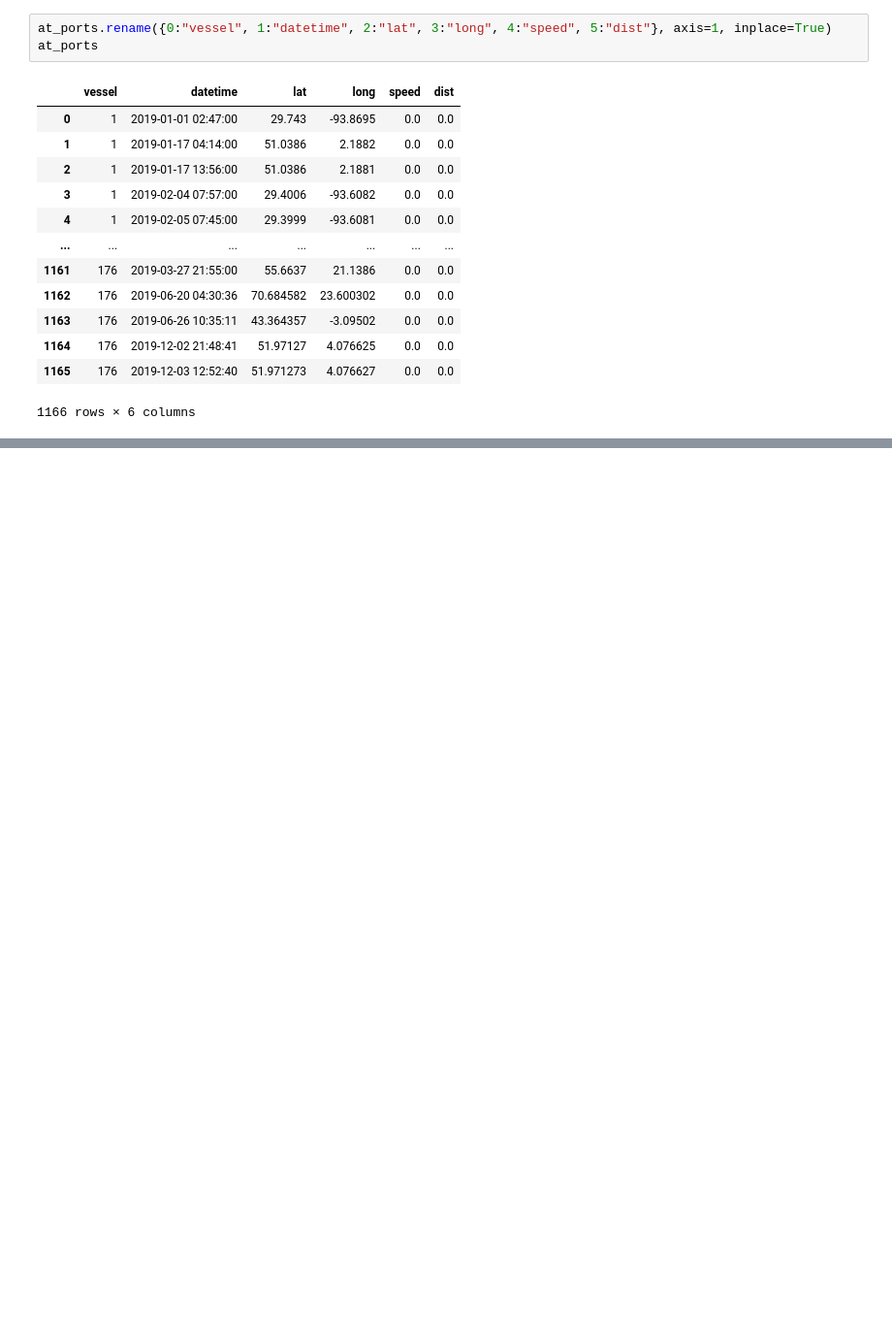
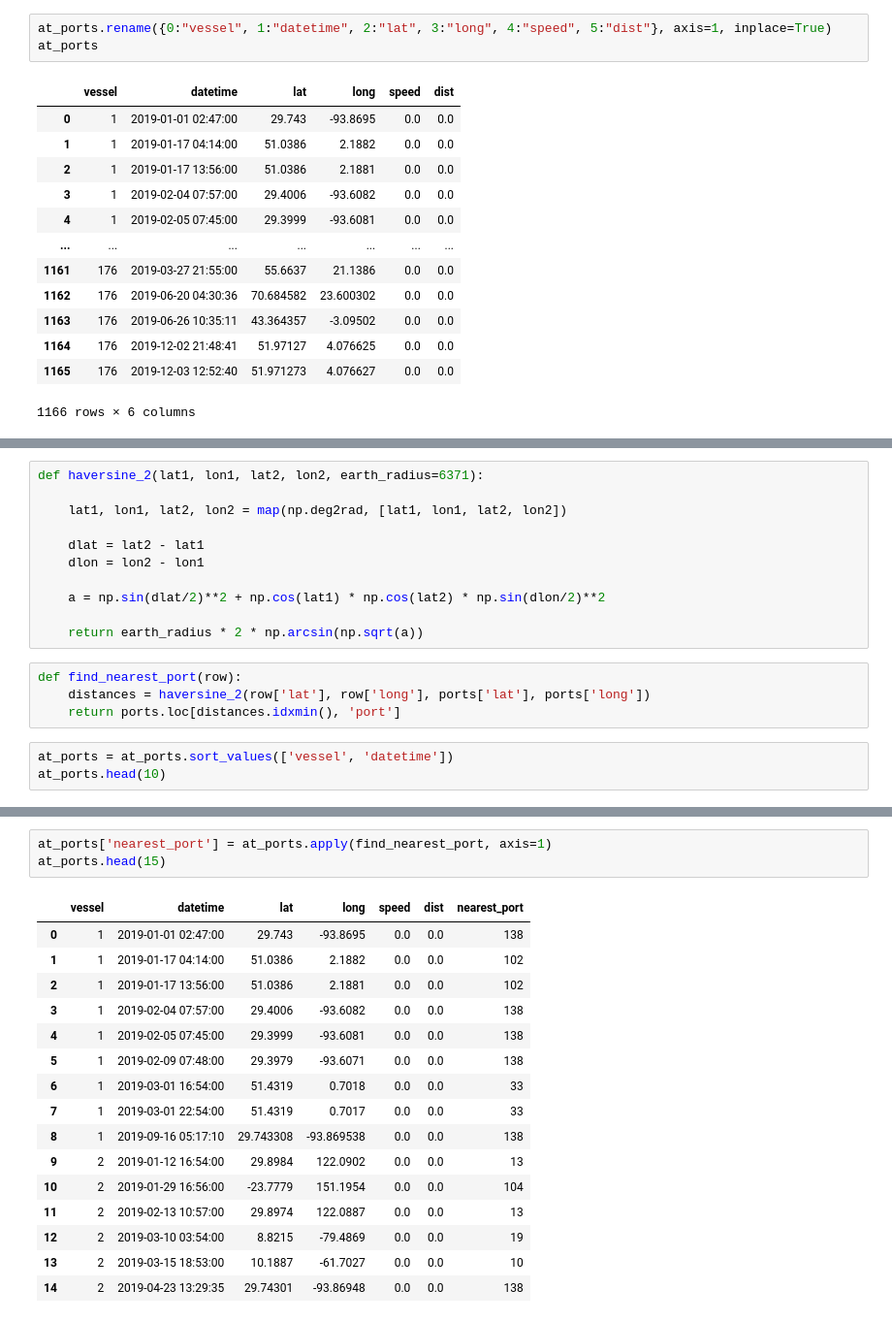
Before and after one commit to JacobRyan258/ports_voyages, a Jupyter notebook: ports_voyage.ipynb, the cells around one changed output, grey strips where cells are left out. Shown at 97% size. Drawn from its saved outputs; the diff is of its cells as text; blank space fills up the shorter version.

```diff
--- a/ports_voyage.ipynb
+++ b/ports_voyage.ipynb
@@ -612,0 +553,18 @@ NameError: name 'nearest_ports_2' is not defined
+# %%
+def haversine_2(lat1, lon1, lat2, lon2, earth_radius=6371):
+
+    lat1, lon1, lat2, lon2 = map(np.deg2rad, [lat1, lon1, lat2, lon2])
+
+    dlat = lat2 - lat1
+    dlon = lon2 - lon1
+
+    a = np.sin(dlat/2)**2 + np.cos(lat1) * np.cos(lat2) * np.sin(dlon/2)**2
+
+    return earth_radius * 2 * np.arcsin(np.sqrt(a))
+# %%
+def find_nearest_port(row):
+    distances = haversine_2(row['lat'], row['long'], ports['lat'], ports['long'])
+    return ports.loc[distances.idxmin(), 'port']
+# %%
+at_ports = at_ports.sort_values(['vessel', 'datetime'])
+at_ports.head(10)
@@ -612,0 +583,20 @@ NameError: name 'nearest_ports_2' is not defined
+# %%
+at_ports['nearest_port'] = at_ports.apply(find_nearest_port, axis=1)
+at_ports.head(15)
+# %% [output]
+|  | vessel | datetime | lat | long | speed | dist | nearest_port |
+| 0 | 1 | 2019-01-01 02:47:00 | 29.743 | -93.8695 | 0.0 | 0.0 | 138 |
+| 1 | 1 | 2019-01-17 04:14:00 | 51.0386 | 2.1882 | 0.0 | 0.0 | 102 |
+| 2 | 1 | 2019-01-17 13:56:00 | 51.0386 | 2.1881 | 0.0 | 0.0 | 102 |
+| 3 | 1 | 2019-02-04 07:57:00 | 29.4006 | -93.6082 | 0.0 | 0.0 | 138 |
+| 4 | 1 | 2019-02-05 07:45:00 | 29.3999 | -93.6081 | 0.0 | 0.0 | 138 |
+| 5 | 1 | 2019-02-09 07:48:00 | 29.3979 | -93.6071 | 0.0 | 0.0 | 138 |
+| 6 | 1 | 2019-03-01 16:54:00 | 51.4319 | 0.7018 | 0.0 | 0.0 | 33 |
+| 7 | 1 | 2019-03-01 22:54:00 | 51.4319 | 0.7017 | 0.0 | 0.0 | 33 |
+| 8 | 1 | 2019-09-16 05:17:10 | 29.743308 | -93.869538 | 0.0 | 0.0 | 138 |
+| 9 | 2 | 2019-01-12 16:54:00 | 29.8984 | 122.0902 | 0.0 | 0.0 | 13 |
+| 10 | 2 | 2019-01-29 16:56:00 | -23.7779 | 151.1954 | 0.0 | 0.0 | 104 |
+| 11 | 2 | 2019-02-13 10:57:00 | 29.8974 | 122.0887 | 0.0 | 0.0 | 13 |
+| 12 | 2 | 2019-03-10 03:54:00 | 8.8215 | -79.4869 | 0.0 | 0.0 | 19 |
+| 13 | 2 | 2019-03-15 18:53:00 | 10.1887 | -61.7027 | 0.0 | 0.0 | 10 |
+| 14 | 2 | 2019-04-23 13:29:35 | 29.74301 | -93.86948 | 0.0 | 0.0 | 138 |
```
Also changed, not shown: parts of 17 cells of this notebook.
